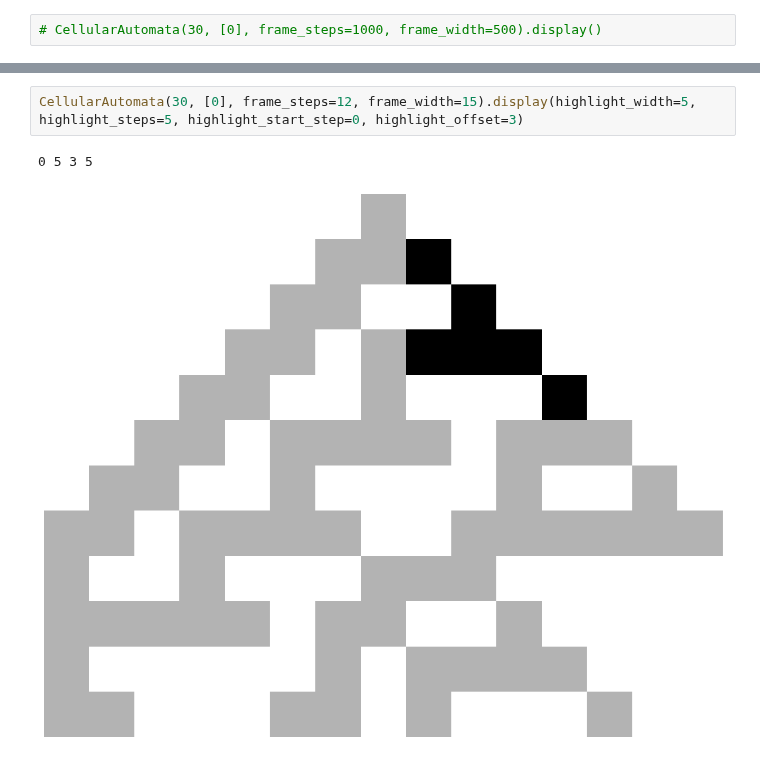
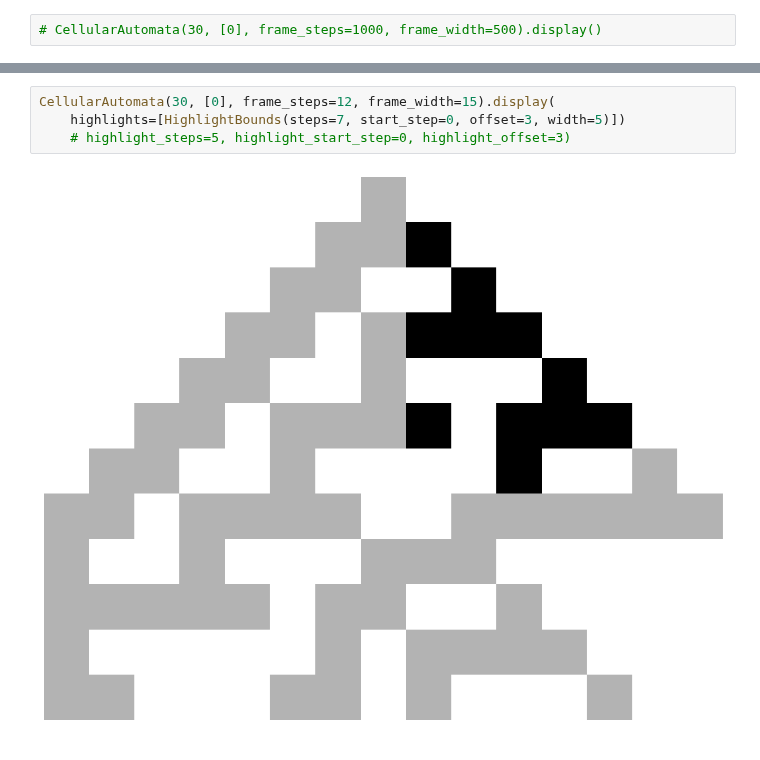
Before and after one commit to orome/automata-py, a Jupyter notebook: demo.ipynb, the cells around one changed output, grey strips where cells are left out. Cells and saved outputs as stored; diff of their text form.

```diff
--- a/demo.ipynb
+++ b/demo.ipynb
@@ -50,7 +56,8 @@ CellularAutomata(30, [0], frame_steps=150, frame_width=100).display(fig_width=12
 # %%
-CellularAutomata(30, [0], frame_steps=12, frame_width=15).display(highlight_width=5, highlight_steps=5, highlight_start_step=0, highlight_offset=3)
+CellularAutomata(30, [0], frame_steps=12, frame_width=15).display(
+    highlights=[HighlightBounds(steps=7, start_step=0, offset=3, width=5)])
+    # highlight_steps=5, highlight_start_step=0, highlight_offset=3)
 # %% [output]
-0 5 3 5
-[figure, old version]
+[figure, new version]
 # %%
 CellularAutomata(30, [-5], frame_steps=12, frame_width=15, boundary_condition='periodic').display(
```
Also changed, not shown: parts of 13 cells of this notebook, 1 other file.
